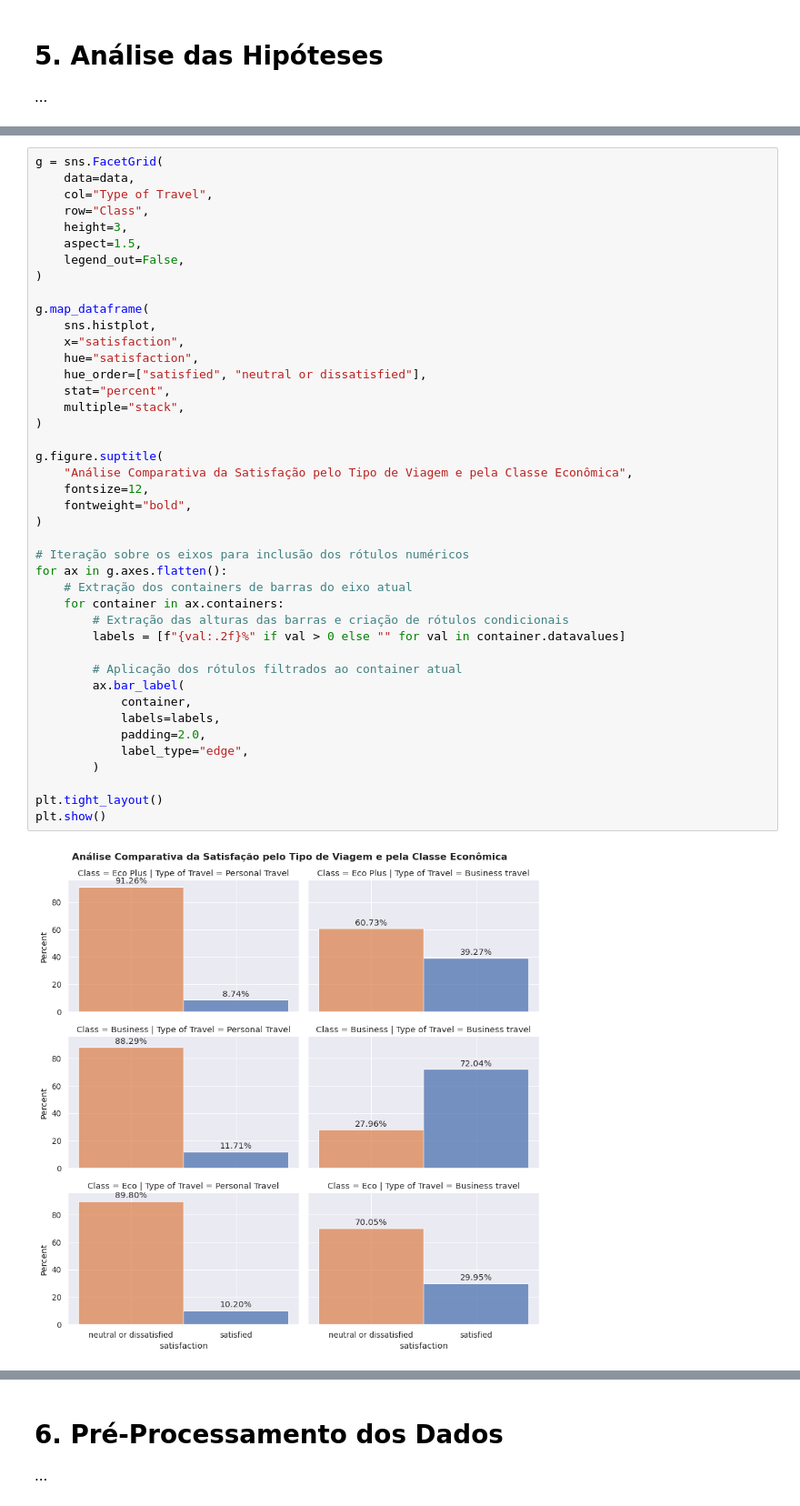
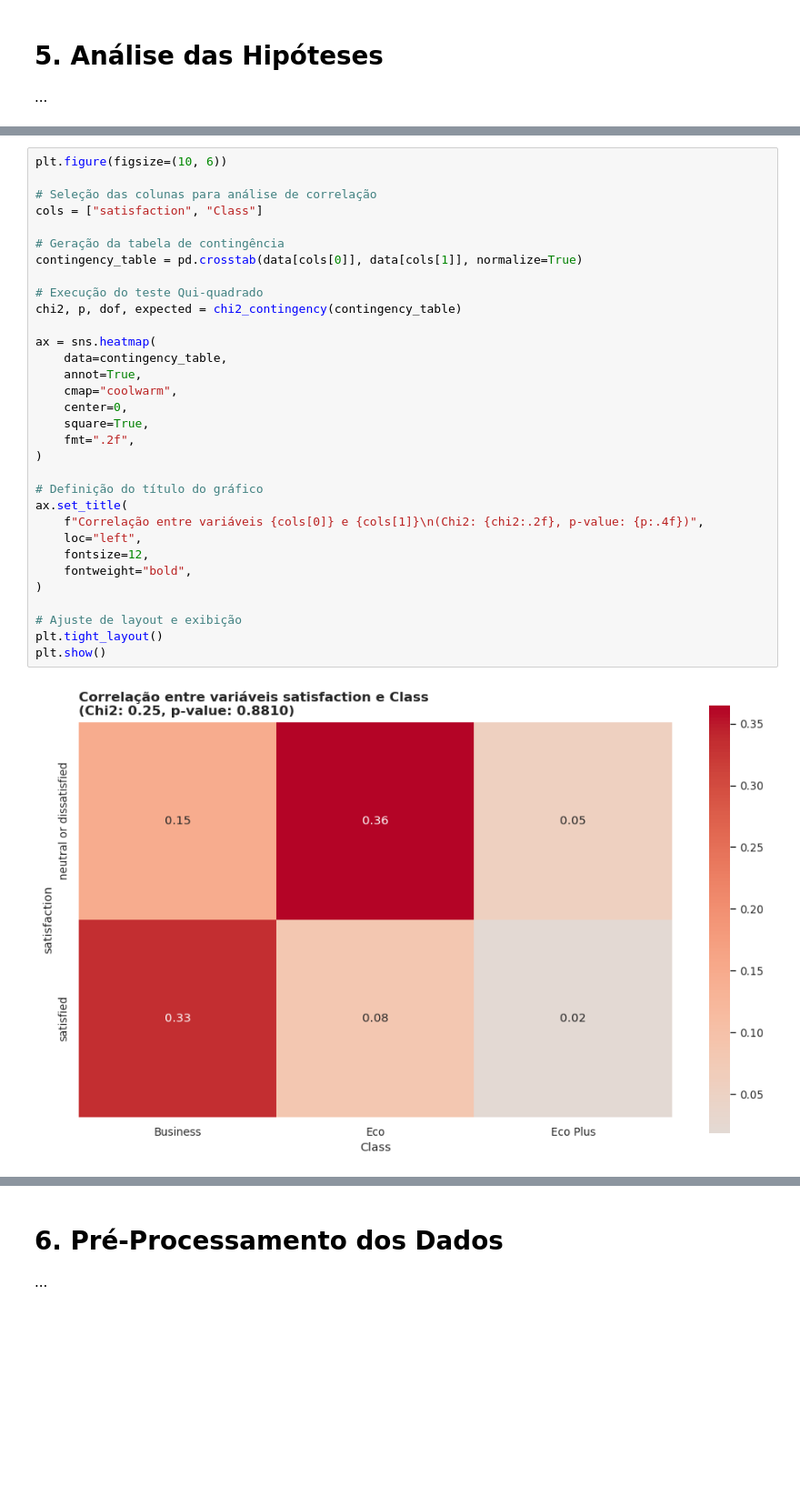
Before and after one commit to rogerioferreira/MVP-Analise-de-Dados-e-Boas-Praticas-PUC-RIO, a Jupyter notebook: notebooks/mvp-analise de dados e boas praticas.ipynb, the cells around one changed output, grey strips where cells are left out. Shown at 91% size. Cells and saved outputs as stored; diff of their text form; blank space fills up the shorter version.

Commit message:
inclusão da análise gráfica das hipóteses

```diff
--- a/notebooks/mvp-analise de dados e boas praticas.ipynb
+++ b/notebooks/mvp-analise de dados e boas praticas.ipynb
@@ -511,44 +518,34 @@ data["Departure Delay in Minutes"] = np.log1p(data["Departure Delay in Minutes"]
 # %%
-g = sns.FacetGrid(
-    data=data,
-    col="Type of Travel",
-    row="Class",
-    height=3,
-    aspect=1.5,
-    legend_out=False,
+plt.figure(figsize=(10, 6))
+
+# Seleção das colunas para análise de correlação
+cols = ["satisfaction", "Class"]
+
+# Geração da tabela de contingência
+contingency_table = pd.crosstab(data[cols[0]], data[cols[1]], normalize=True)
+
+# Execução do teste Qui-quadrado
+chi2, p, dof, expected = chi2_contingency(contingency_table)
+
+ax = sns.heatmap(
+    data=contingency_table,
+    annot=True,
+    cmap="coolwarm",
+    center=0,
+    square=True,
+    fmt=".2f",
 )
 
-g.map_dataframe(
-    sns.histplot,
-    x="satisfaction",
-    hue="satisfaction",
-    hue_order=["satisfied", "neutral or dissatisfied"],
-    stat="percent",
-    multiple="stack",
-)
-
-g.figure.suptitle(
-    "Análise Comparativa da Satisfação pelo Tipo de Viagem e pela Classe Econômica",
+# Definição do título do gráfico
+ax.set_title(
+    f"Correlação entre variáveis {cols[0]} e {cols[1]}\n(Chi2: {chi2:.2f}, p-value: {p:.4f})",
+    loc="left",
     fontsize=12,
     fontweight="bold",
 )
 
-# Iteração sobre os eixos para inclusão dos rótulos numéricos
-for ax in g.axes.flatten():
-    # Extração dos containers de barras do eixo atual
-    for container in ax.containers:
-        # Extração das alturas das barras e criação de rótulos condicionais
-        labels = [f"{val:.2f}%" if val > 0 else "" for val in container.datavalues]
-
-        # Aplicação dos rótulos filtrados ao container atual
-        ax.bar_label(
-            container,
-            labels=labels,
-            padding=2.0,
-            label_type="edge",
-        )
-
+# Ajuste de layout e exibição
 plt.tight_layout()
 plt.show()
 # %% [output]
-[figure, old version]
+[figure, new version]
```
Also changed, not shown: parts of 10 cells of this notebook.
